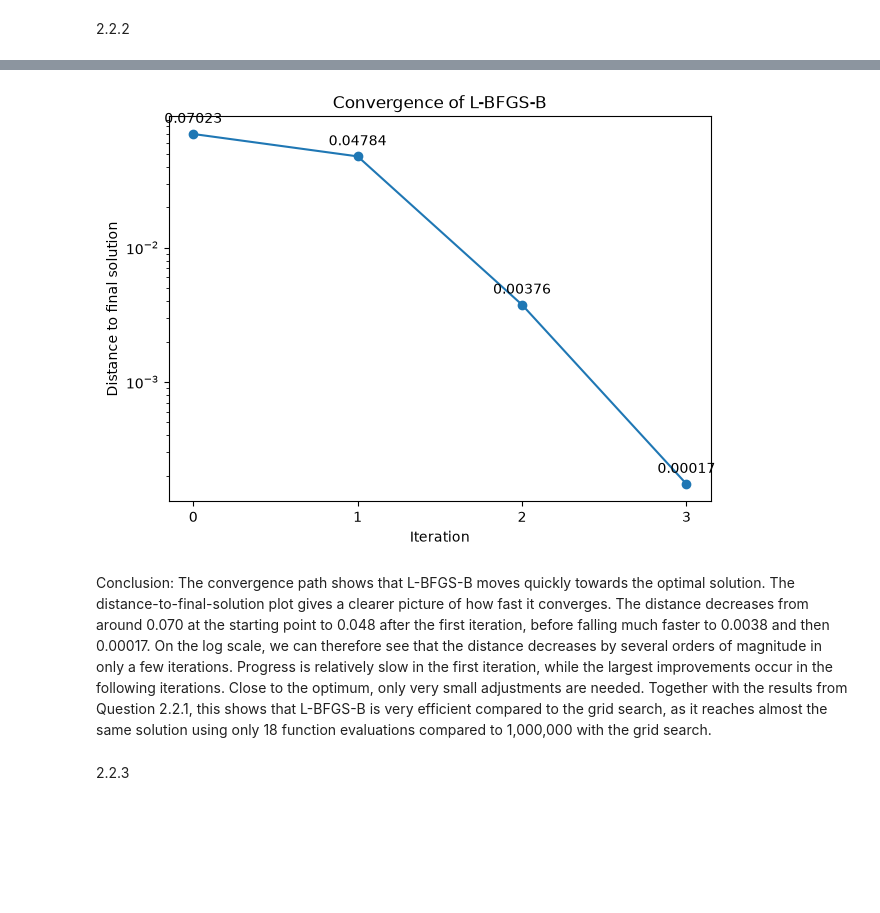
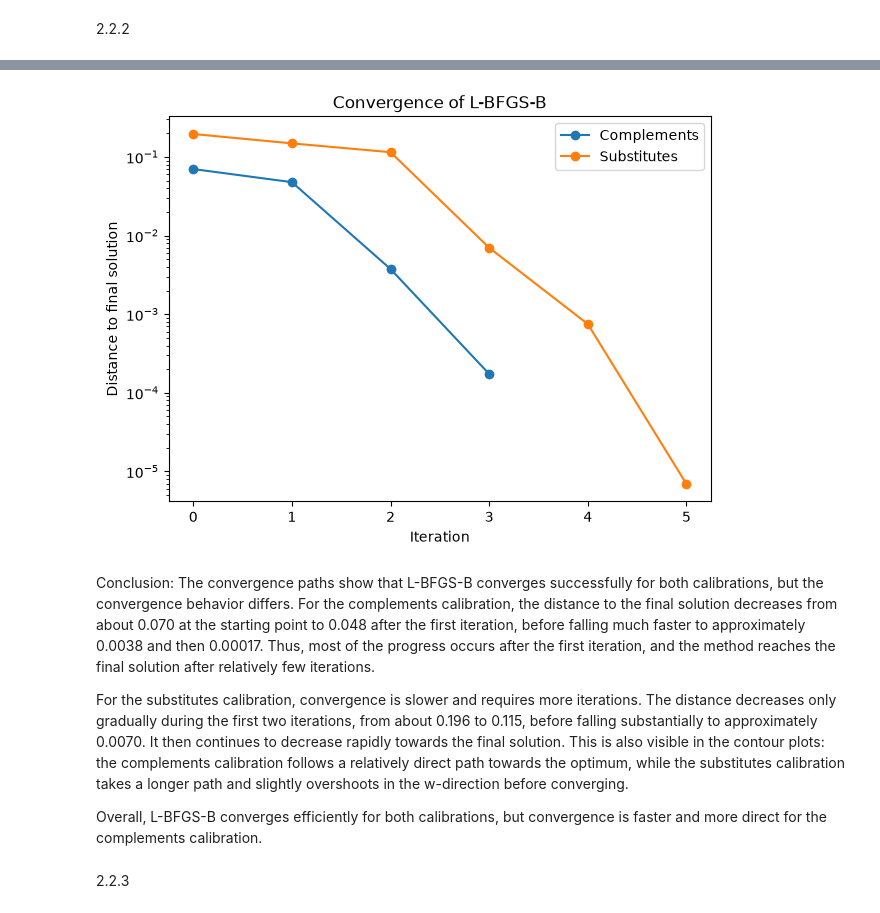
Before and after one commit to NumEconCopenhagen/projects-2025-philippa-ronya, a Jupyter notebook: 02_modelproject/modelproject_eduardo.ipynb, the cells around one changed output, grey strips where cells are left out. Saved outputs shown, nothing was run; the diff lists cells and outputs as text; code cells hidden in the pictures; blank space fills up the shorter version.

```diff
--- a/02_modelproject/modelproject_eduardo.ipynb
+++ b/02_modelproject/modelproject_eduardo.ipynb
@@ -479,8 +533,16 @@ However, L-BFGS-B is considerably more efficient. The grid search evaluates util
 # %% [markdown]
 2.2.2
 # %%
-# inspect the convergence path
+# solve both calibrations using L-BFGS-B
+opt_lbfgs_comp = model_comp.solve()
+opt_lbfgs_sub = model_sub.solve()
+
+# inspect the convergence paths
 # each row contains [s1, w] for one step taken by L-BFGS-B
 
-print(opt_lbfgs.path)
+print("Complements:")
+print(opt_lbfgs_comp.path)
+
+print("\nSubstitutes:")
+print(opt_lbfgs_sub.path)
 # %% [output]
@@ -569,46 +671,54 @@ Iteration 4: distance = 0.0
 # %%
 # the convergence plot
 
-# exclude the final point because its distance is zero
-iterations = np.arange(len(distances) - 1)
-distances_plot = distances[:-1]
+# exclude the final points because their distance is zero
+iterations_comp = np.arange(len(distances_comp) - 1)
+iterations_sub = np.arange(len(distances_sub) - 1)
+
+distances_plot_comp = distances_comp[:-1]
+distances_plot_sub = distances_sub[:-1]
 
 # plot distance to the final solution
 fig, ax = plt.subplots(figsize=(7,5))
 
 ax.plot(
-    iterations,
-    distances_plot,
-    marker='o'
+    iterations_comp,
+    distances_plot_comp,
+    marker='o',
+    label='Complements'
+)
+
+ax.plot(
+    iterations_sub,
+    distances_plot_sub,
+    marker='o',
+    label='Substitutes'
 )
 
 # use a logarithmic scale on the y-axis
 ax.set_yscale('log')
 
 # labels and title
 ax.set_xlabel('Iteration')
 ax.set_ylabel('Distance to final solution')
 ax.set_title('Convergence of L-BFGS-B')
 
 # show each iteration number on the x-axis
-ax.set_xticks(iterations)
+max_iterations = max(len(iterations_comp), len(iterations_sub))
+ax.set_xticks(np.arange(max_iterations))
 
-# add distance labels to each point
-for i, distance in zip(iterations, distances_plot):
-    ax.annotate(
-        f'{distance:.5f}',
-        (i, distance),
-        xytext=(0, 8),
-        textcoords='offset points',
-        ha='center'
-    )
+# distinguish between the two calibrations
+ax.legend()
 
 plt.show()
 # %% [output]
-[figure, old version]
+[figure, new version]
 # %% [markdown]
-Conclusion:
-The convergence path shows that L-BFGS-B moves quickly towards the optimal solution. The distance-to-final-solution plot gives a clearer picture of how fast it converges. The distance decreases from around 0.070 at the starting point to 0.048 after the first iteration, before falling much faster to 0.0038 and then 0.00017. On the log scale, we can therefore see that the distance decreases by several orders of magnitude in only a few iterations. Progress is relatively slow in the first iteration, while the largest improvements occur in the following iterations. Close to the optimum, only very small adjustments are needed. Together with the results from Question 2.2.1, this shows that L-BFGS-B is very efficient compared to the grid search, as it reaches almost the same solution using only 18 function evaluations compared to 1,000,000 with the grid search.
+Conclusion: The convergence paths show that L-BFGS-B converges successfully for both calibrations, but the convergence behavior differs. For the complements calibration, the distance to the final solution decreases from about 0.070 at the starting point to 0.048 after the first iteration, before falling much faster to approximately 0.0038 and then 0.00017. Thus, most of the progress occurs after the first iteration, and the method reaches the final solution after relatively few iterations.
+
+For the substitutes calibration, convergence is slower and requires more iterations. The distance decreases only gradually during the first two iterations, from about 0.196 to 0.115, before falling substantially to approximately 0.0070. It then continues to decrease rapidly towards the final solution. This is also visible in the contour plots: the complements calibration follows a relatively direct path towards the optimum, while the substitutes calibration takes a longer path and slightly overshoots in the w-direction before converging.
+
+Overall, L-BFGS-B converges efficiently for both calibrations, but convergence is faster and more direct for the complements calibration.
 # %% [markdown]
 2.2.3
 # %%
```
Also changed, not shown: parts of 24 cells of this notebook, 3 other files.
